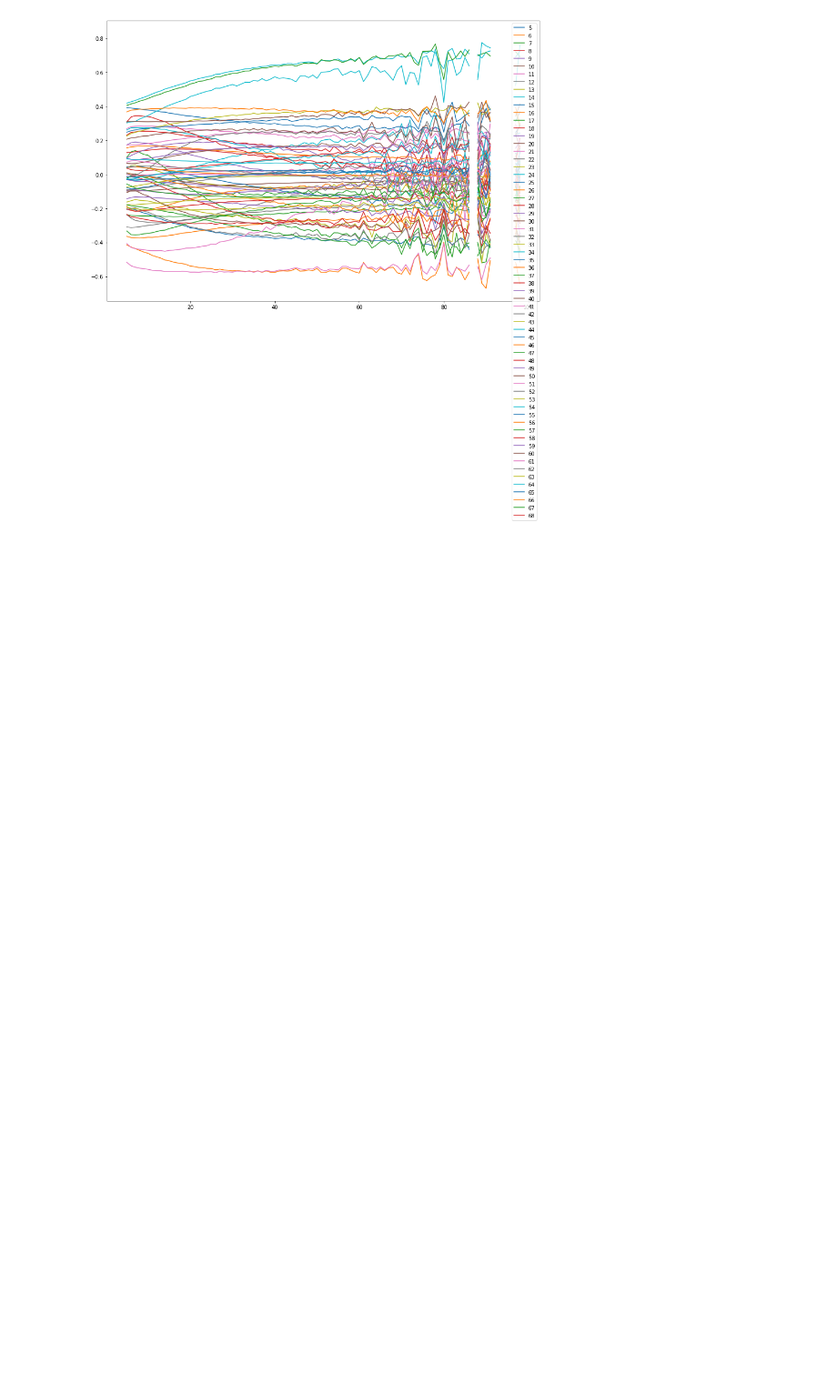
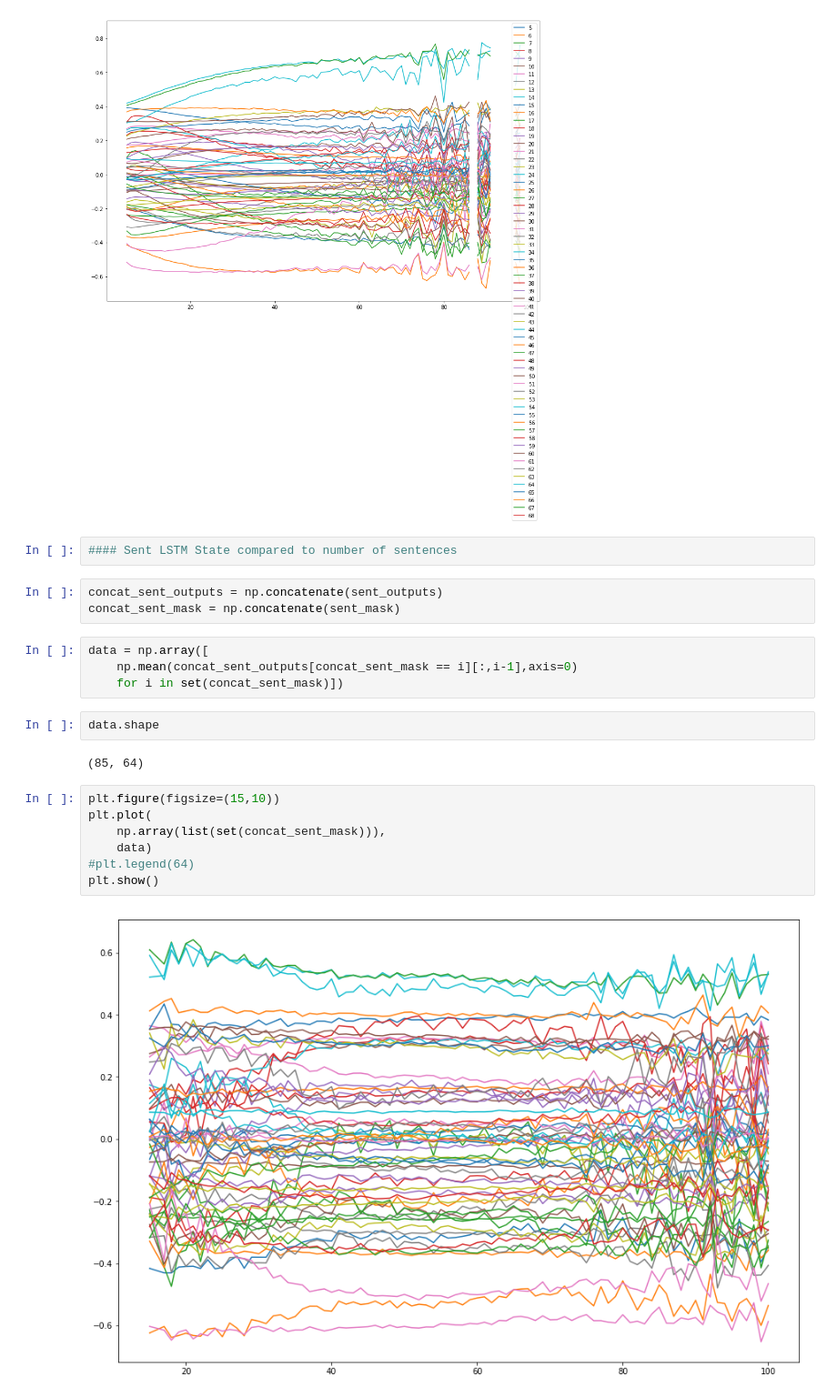
Before and after one commit to PaulOpu/TS_LossFunction, a Jupyter notebook: code/Opuchlich_Cost_Function_NN.ipynb, the cells around one changed output. Shown at 91% size. Saved outputs shown, nothing was run; the diff lists cells and outputs as text; blank space fills up the shorter version.

```diff
--- a/code/Opuchlich_Cost_Function_NN.ipynb
+++ b/code/Opuchlich_Cost_Function_NN.ipynb
@@ -1067,3 +1045,25 @@ plt.legend(range(5,100))
 plt.show()
 # %% [output]
 [figure]
+# %%
+#### Sent LSTM State compared to number of sentences
+# %%
+concat_sent_outputs = np.concatenate(sent_outputs)
+concat_sent_mask = np.concatenate(sent_mask)
+# %%
+data = np.array([
+    np.mean(concat_sent_outputs[concat_sent_mask == i][:,i-1],axis=0)
+    for i in set(concat_sent_mask)])
+# %%
+data.shape
+# %% [output]
+(85, 64)
+# %%
+plt.figure(figsize=(15,10))
+plt.plot(
+    np.array(list(set(concat_sent_mask))),
+    data)
+#plt.legend(64)
+plt.show()
+# %% [output]
+[figure, added]
```
Also changed, not shown: parts of 14 cells of this notebook.
